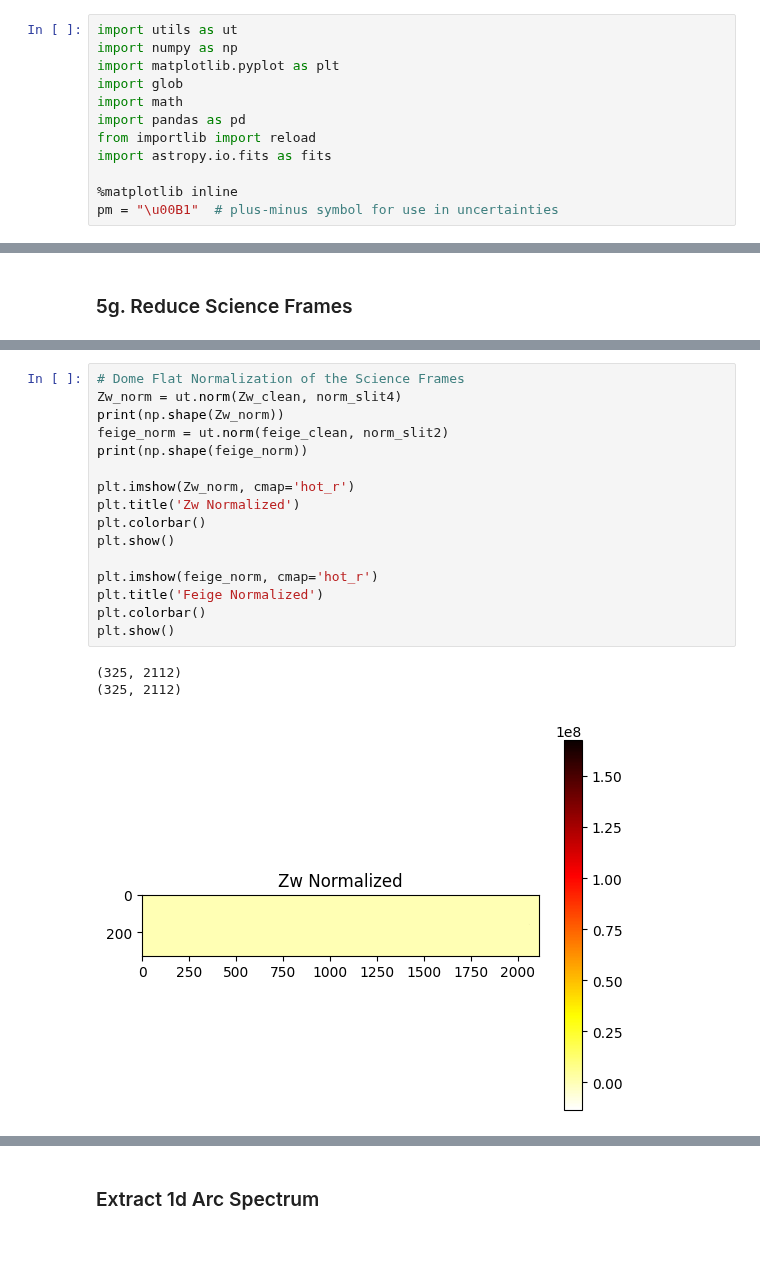
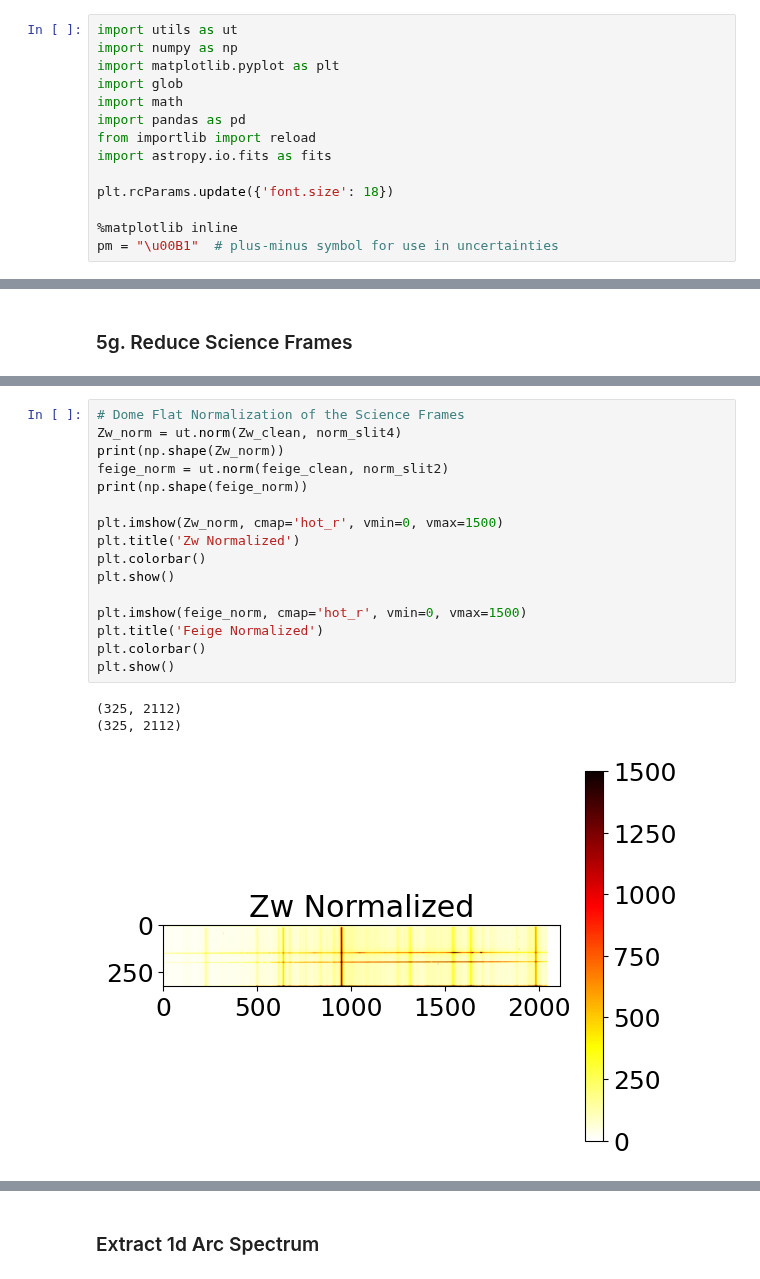
Before and after one commit to parkergeorge30/ASTRO150, a Jupyter notebook: Lab2.ipynb, the cells around one changed output, grey strips where cells are left out. Cells and saved outputs as stored; diff of their text form; blank space fills up the shorter version.

```diff
--- a/Lab2.ipynb
+++ b/Lab2.ipynb
@@ -10,6 +10,8 @@ import pandas as pd
 from importlib import reload
 import astropy.io.fits as fits
 
+plt.rcParams.update({'font.size': 18})
+
 %matplotlib inline
 pm = "\u00B1"  # plus-minus symbol for use in uncertainties
 # %%
@@ -486,20 +488,20 @@ plt.show()
 # %%
 # Dome Flat Normalization of the Science Frames
 Zw_norm = ut.norm(Zw_clean, norm_slit4)
 print(np.shape(Zw_norm))
 feige_norm = ut.norm(feige_clean, norm_slit2)
 print(np.shape(feige_norm))
 
-plt.imshow(Zw_norm, cmap='hot_r')
+plt.imshow(Zw_norm, cmap='hot_r', vmin=0, vmax=1500)
 plt.title('Zw Normalized')
 plt.colorbar()
 plt.show()
 
-plt.imshow(feige_norm, cmap='hot_r')
+plt.imshow(feige_norm, cmap='hot_r', vmin=0, vmax=1500)
 plt.title('Feige Normalized')
 plt.colorbar()
 plt.show()
 # %% [output]
 (325, 2112)
 (325, 2112)
-[figure, old version]
+[figure, new version]
```
Also changed, not shown: parts of 12 cells of this notebook, 1 other file.
